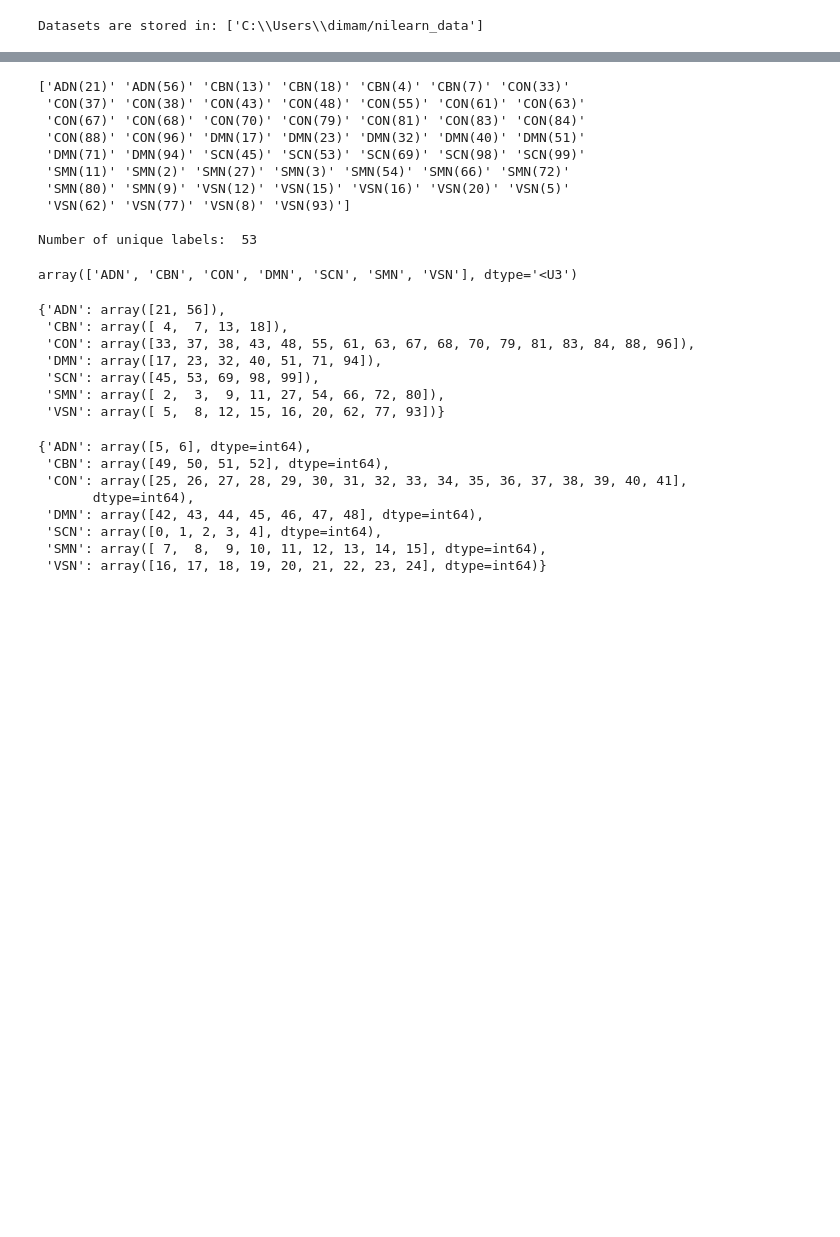
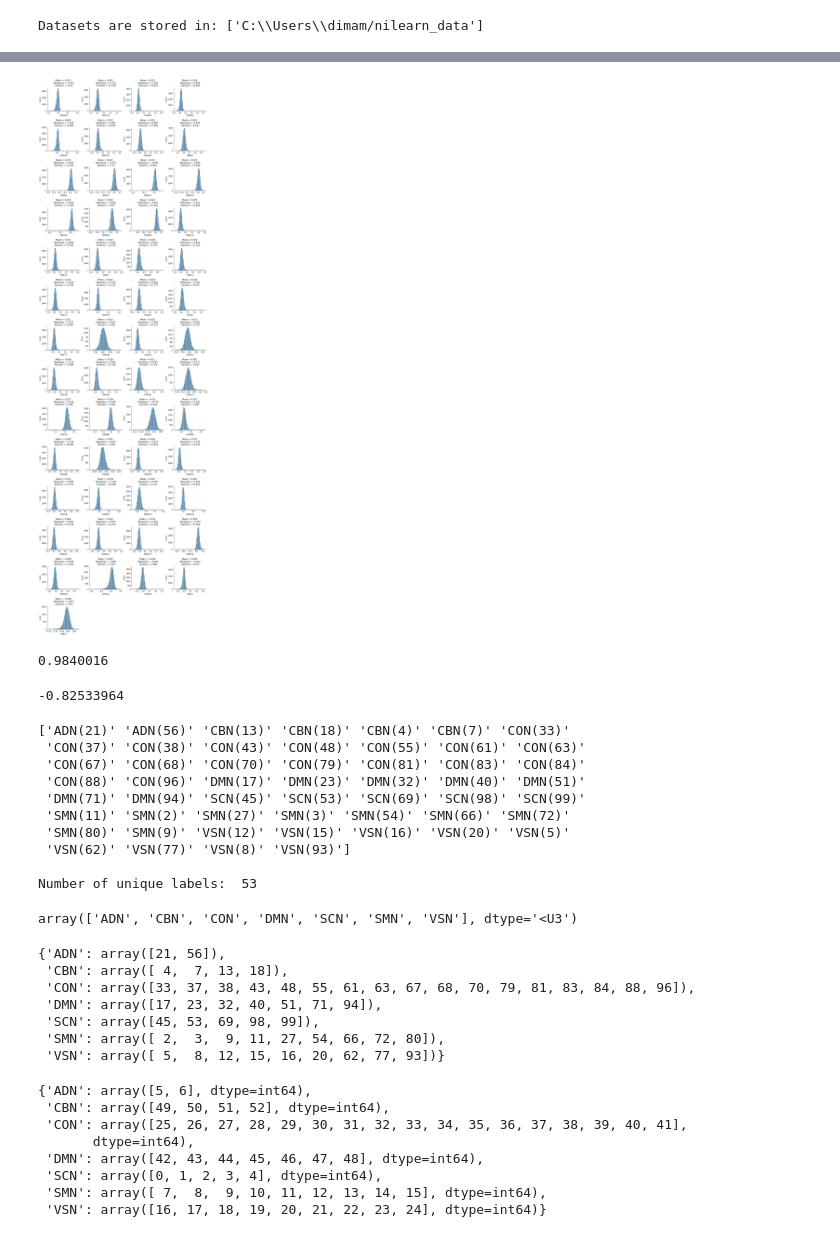
Before and after one commit to doctor3030/TReNDS_Neuroimaging_2020, a Jupyter notebook: Notebooks/EDA_01.ipynb, the cells around one changed output, grey strips where cells are left out. Saved outputs shown, nothing was run; the diff lists cells and outputs as text; code cells hidden in the pictures; blank space fills up the shorter version.

```diff
--- a/Notebooks/EDA_01.ipynb
+++ b/Notebooks/EDA_01.ipynb
@@ -34,0 +35,2 @@ fnc_10.head()
+# %%
+fnc_10 = pd.read_csv(os.path.join(DATA_PATH,'fnc.csv'))
@@ -58,0 +53,6 @@ fnc_10.loc[fnc_10['VSN(8)_vs_VSN(15)']==max_max]
+# %%
+ntw_labels = ['SCN(69)']
+for i in fnc10_cols[:52]:
+    ntw_labels.append(i.split('_')[0])
+n_ntw_labels = len(ntw_labels)
+print('# of networks labels: ', n_ntw_labels)
@@ -58,0 +119,10 @@ fnc_10.loc[fnc_10['VSN(8)_vs_VSN(15)']==max_max]
+# %%
+from tqdm import tqdm
+corr_matrix_mean = []
+with tqdm(total=fnc_10.values.shape[0]) as pbar:
+    for fnc_corr_sample in fnc_10.values:
+        corr_matrix_mean.append(np.mean(get_corr_matrix(fnc_corr_sample[1:], corr_matrix_idx.values), axis=0))
+        pbar.update(1)
+# %%
+# Networks correlation coefficients (mean per sample)
+ntw_corr_coefs_train = pd.DataFrame(corr_matrix_mean, columns=ntw_labels)
@@ -58,0 +146,31 @@ fnc_10.loc[fnc_10['VSN(8)_vs_VSN(15)']==max_max]
+# %%
+import scipy.stats as sts
+
+grd = ntw_corr_coefs_train.columns
+grd_n = len(grd)
+grd_cols_n = 4
+grd_rows_n = int(math.ceil(grd_n / grd_cols_n))
+
+plt_h = 4
+plt_w = 4
+
+fig = plt.figure()
+fig.set_size_inches(plt_w * grd_cols_n, plt_h * grd_rows_n)
+gs = gridspec.GridSpec(grd_rows_n, grd_cols_n, figure=fig, wspace=0.3, hspace=0.7)
+
+for idx, col in enumerate(ntw_corr_coefs_train.columns):
+    fig.add_subplot(gs[idx])
+    df = ntw_corr_coefs_train[col]
+    ax = sns.histplot(df,
+                 bins=40, kde=True)
+    ax.spines['top'].set_visible(False)
+    ax.spines['right'].set_visible(False)
+
+    mean = '{0:.3f}'.format(np.mean(df.values))
+    skewness = '{0:.3f}'.format(sts.skew(df.values))
+    kurtosis = '{0:.3f}'.format(sts.kurtosis(df.values))
+    ttl = ax.title
+    ttl.set_position([.5, 1.07])
+    ax.set_title('Mean = {0} \n Skewness = {1} \n Kurtosis = {2}'.format(mean, skewness, kurtosis))
+# %% [output]
+[figure, added]
@@ -59,3 +179,11 @@ fnc_10.loc[fnc_10['VSN(8)_vs_VSN(15)']==max_max]
+# %%
+fnc_10.drop(columns='Id').max().max()
+# %% [output]
+0.9840016
+# %%
+fnc_10.drop(columns='Id').min().min()
+# %% [output]
+-0.82533964
 # %%
 # fnc10_cols = fnc_10.columns.to_list()[1:]
 # fnc10_cols_filtered = [i.split('_')[0] for i in fnc10_cols]
```
Also changed, not shown: parts of 26 cells of this notebook.
